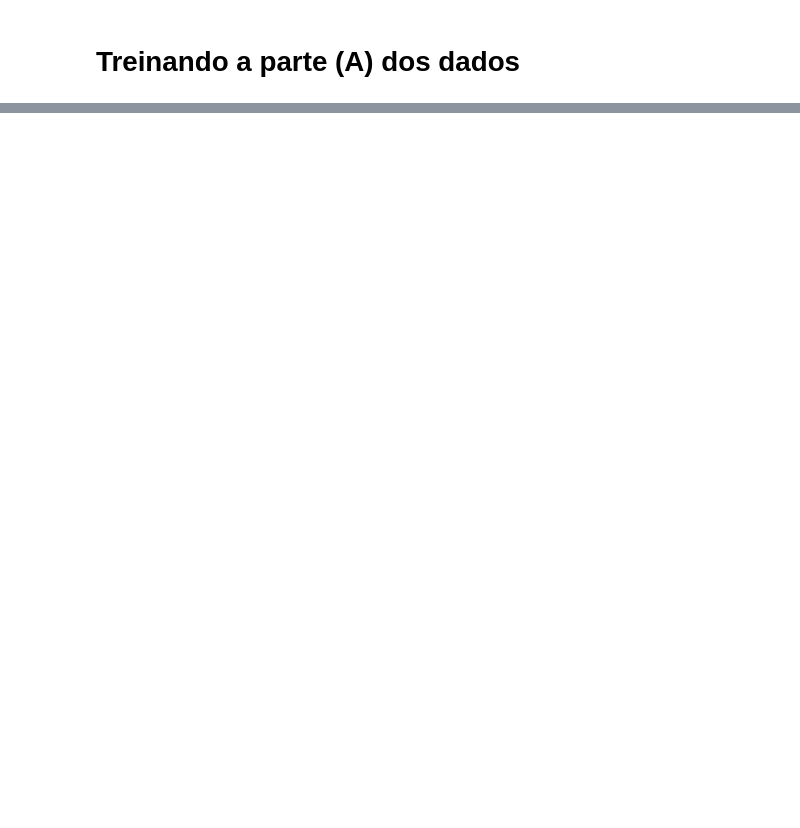
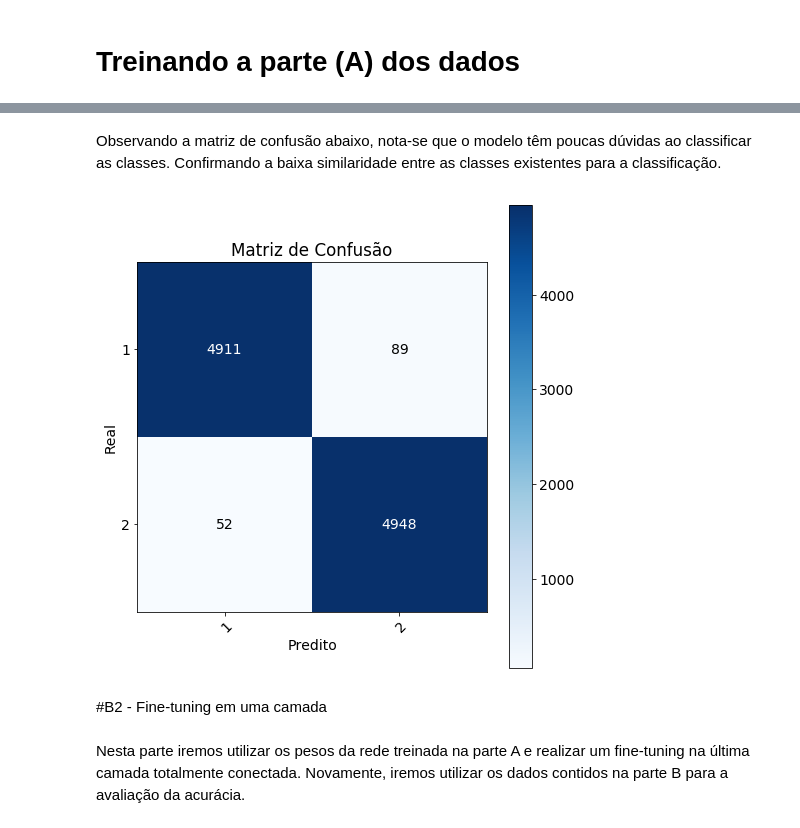
Before and after one commit to danielkansaon/MachineLearning, a Jupyter notebook: TP2/DanielPimentelKansaon.ipynb, the cells around one changed output, grey strips where cells are left out. Cells and saved outputs as stored; diff of their text form; code cells hidden in the pictures; blank space fills up the shorter version.

```diff
--- a/TP2/DanielPimentelKansaon.ipynb
+++ b/TP2/DanielPimentelKansaon.ipynb
@@ -198,0 +336,10 @@ def plot_confusion_matrix(model, x_train, y_train):
+# %% [markdown]
+Observando a matriz de confusão abaixo, nota-se que o modelo têm poucas dúvidas ao classificar as classes. Confirmando a baixa similaridade entre as classes existentes para a classificação.
+# %%
+plot_confusion_matrix(cnn_model_b, b_x_train, b_y_train)
+# %% [output]
+[figure, added]
+# %% [markdown]
+#B2 - Fine-tuning em  uma  camada
+# %% [markdown]
+Nesta parte iremos utilizar os pesos da rede treinada na parte A e realizar um fine-tuning na última camada totalmente conectada. Novamente, iremos utilizar os dados contidos na parte B para a avaliação da acurácia.
```
Also changed, not shown: parts of 60 cells of this notebook, 1 other file.
